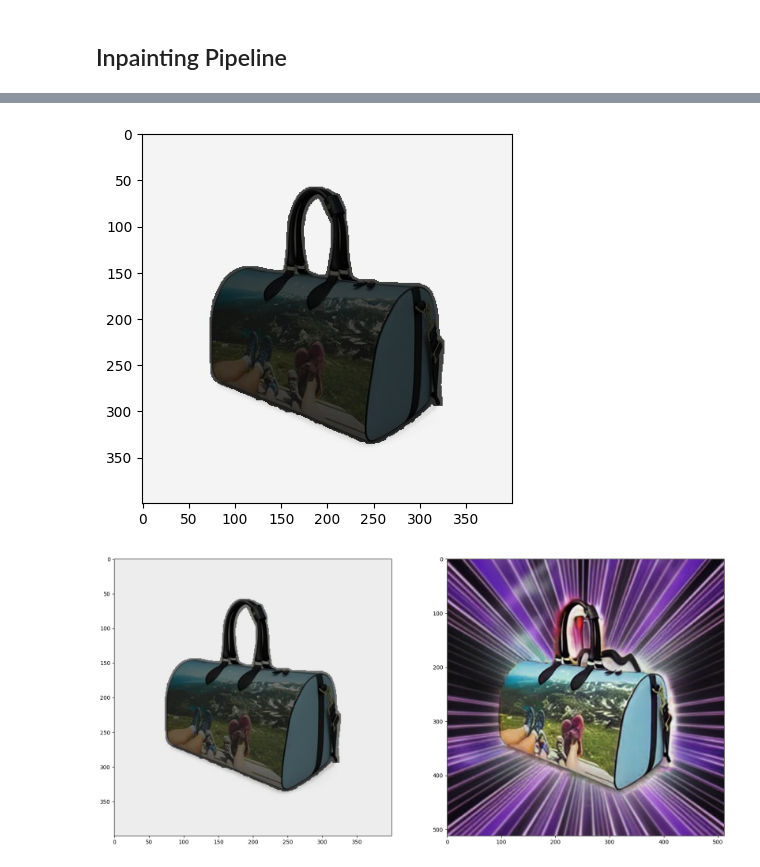
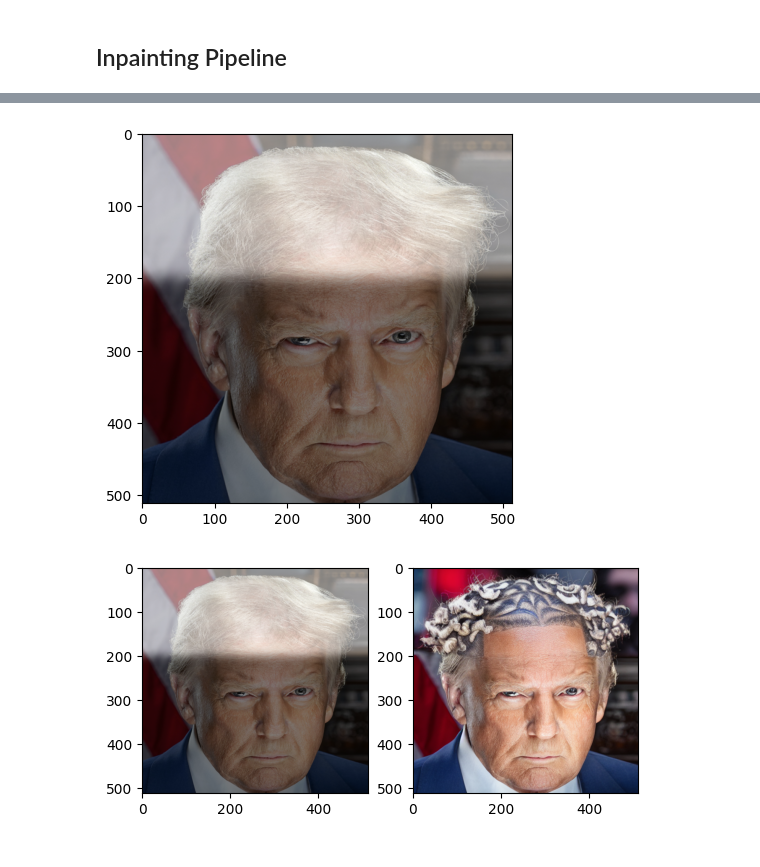
Before and after one commit to mohan696matlab/Diffusion_Gen_AI_Course, a Jupyter notebook: part_8_personalization_ipadapters/part_8_1_product_ad.ipynb, the cells around one changed output, grey strips where cells are left out. Saved outputs shown, nothing was run; the diff lists cells and outputs as text; code cells hidden in the pictures.

```diff
--- a/part_8_personalization_ipadapters/part_8_1_product_ad.ipynb
+++ b/part_8_personalization_ipadapters/part_8_1_product_ad.ipynb
@@ -73,35 +102,34 @@ rgba_image = Image.fromarray(rgba, mode="RGBA")
 # %%
-from scipy.ndimage import gaussian_filter,grey_dilation
+from scipy.ndimage import gaussian_filter
 
-ref_image = rgba_image.convert('RGB')
+ref_image = Image.open('dt.png').crop((300,200,2200,2300)).resize((512,512)).convert('RGB')
 
-mask_filtered = grey_dilation(mask, size=(5,5))
-mask_filtered = gaussian_filter(mask_filtered, sigma=1)
-mask_pil=Image.fromarray((mask_filtered  * 255).astype(np.uint8))
+mask = np.zeros((512,512), dtype=np.float32)
+mask[0:200, :] = 1.0
+mask = gaussian_filter(mask, sigma=10)
+mask=Image.fromarray((mask * 255).astype(np.uint8))
 
 # plot the mask and inv mask
 plt.imshow(ref_image)
-plt.imshow(mask_pil,cmap='grey',alpha=0.7)
+plt.imshow(mask,cmap='grey',alpha=0.5)
 plt.show()
 # %% [output]
-[figure, old version]
+[figure, new version]
 # %%
-gen_image = inpaint_pipe(prompt="Dark purple background with dynamic speed lines and bright light rays emanating from behind",
-                         negative_prompt="blurry, low resolution",
-                            image=ref_image.resize((768,768)),
-                            mask_image=mask_pil.resize((768,768)),
-                            # strength=1.0,
+gen_image = inpaint_pipe(prompt="black dark hair, jay z",
+                            image=ref_image,
+                            mask_image=mask,
+                            strength=0.6,
                             guidance_scale=7.5,
-                            num_inference_steps=30,
+                            num_inference_steps=50,
                             ).images[0]
 
-plt.figure(figsize=(20,20))
 plt.subplot(1,2,1)
 plt.imshow(ref_image)
-plt.imshow(mask_pil,cmap='grey',alpha=0.5)
+plt.imshow(mask,cmap='grey',alpha=0.5)
 plt.subplot(1,2,2)
 plt.imshow(gen_image)
 # clear_output(wait=True)
 plt.show()
 # %% [output]
-[figure, old version]
+[figure, new version]
```
Also changed, not shown: parts of 7 cells of this notebook.
